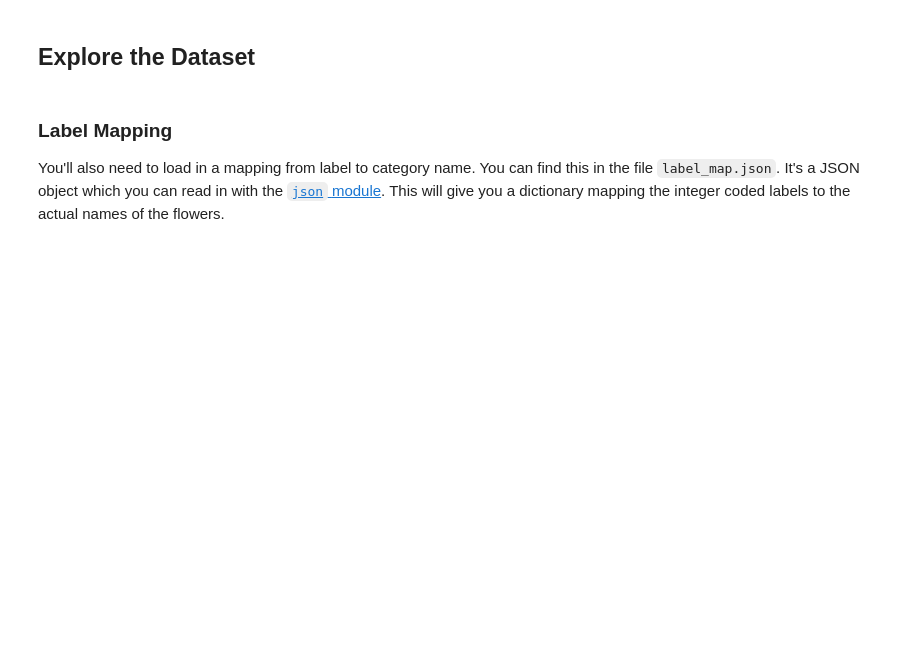
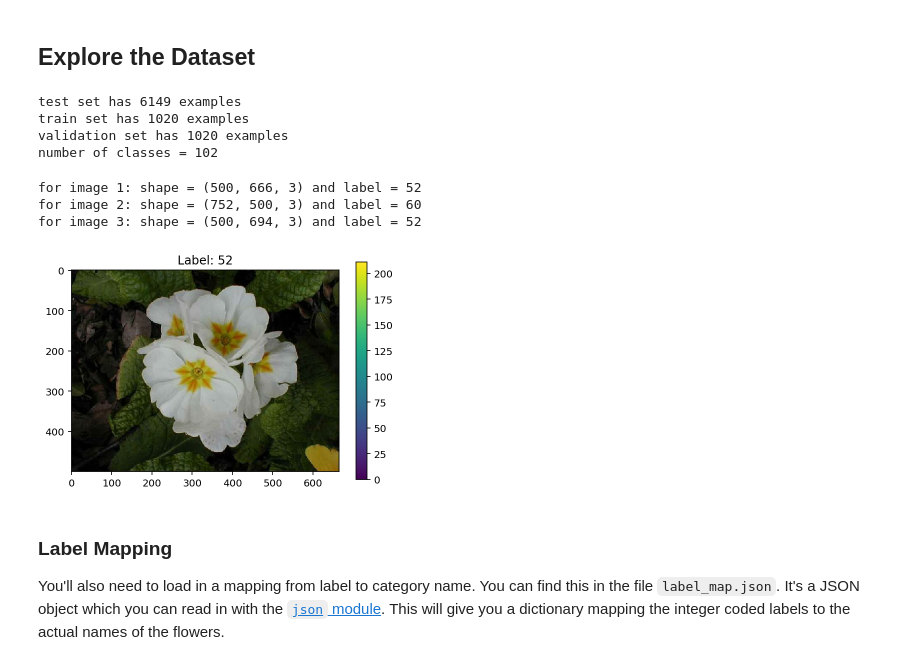
Before and after one commit to rusdes/Deep-Learning-Project, a Jupyter notebook: p2_image_classifier/Project_Image_Classifier_Project.ipynb, the cells around one changed output. Cells and saved outputs as stored; diff of their text form; code cells hidden in the pictures; blank space fills up the shorter version.

```diff
--- a/p2_image_classifier/Project_Image_Classifier_Project.ipynb
+++ b/p2_image_classifier/Project_Image_Classifier_Project.ipynb
@@ -30,17 +43,51 @@ The validation and testing sets are used to measure the model's performance on d
 # TODO: Load the dataset with TensorFlow Datasets.
 
 # TODO: Create a training set, a validation set and a test set.
+datasets, dataset_info = tfds.load('oxford_flowers102', shuffle_files = True, as_supervised=True, with_info=True)
+training_set, validation_set, test_set = datasets['train'], datasets['validation'], datasets['test']
 # %% [markdown]
 ## Explore the Dataset
 # %%
 # TODO: Get the number of examples in each set from the dataset info.
+numbers = []
+for i in dataset_info.splits:
+    numbers.append(dataset_info.splits[i])
+
+print('test set has {} examples'.format(numbers[0].num_examples))
+print('train set has {} examples'.format(numbers[1].num_examples))
+print('validation set has {} examples'.format(numbers[2].num_examples))
+
 
 # TODO: Get the number of classes in the dataset from the dataset info.
+print('number of classes = {}'.format(dataset_info.features['label'].num_classes))
+# %% [output]
+test set has 6149 examples
+train set has 1020 examples
+validation set has 1020 examples
+number of classes = 102
 # %%
 # TODO: Print the shape and corresponding label of 3 images in the training set.
+j = 0
+for image, label in training_set.take(3):
+    j += 1
+    print('for image {}: shape = {} and label = {}'.format(j, image.shape, label))
+# %% [output]
+for image 1: shape = (500, 666, 3) and label = 52
+for image 2: shape = (752, 500, 3) and label = 60
+for image 3: shape = (500, 694, 3) and label = 52
 # %%
 # TODO: Plot 1 image from the training set. Set the title
 # of the plot to the corresponding image label.
+for image, label in training_set.take(1):
+    image = image.numpy()
+    label = label.numpy()
+
+plt.title('Label: {}'.format(label), loc = 'center')
+plt.imshow(image)
+plt.colorbar()
+plt.show()
+# %% [output]
+[figure, added]
 # %% [markdown]
 ### Label Mapping
 
```
Also changed, not shown: parts of 6 cells of this notebook.
